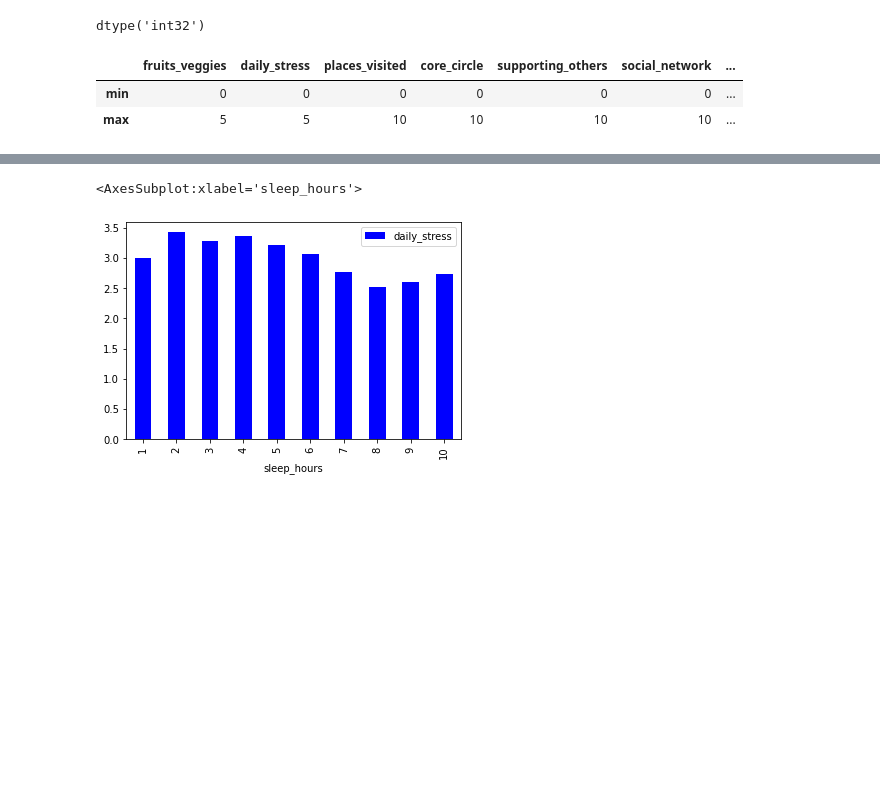
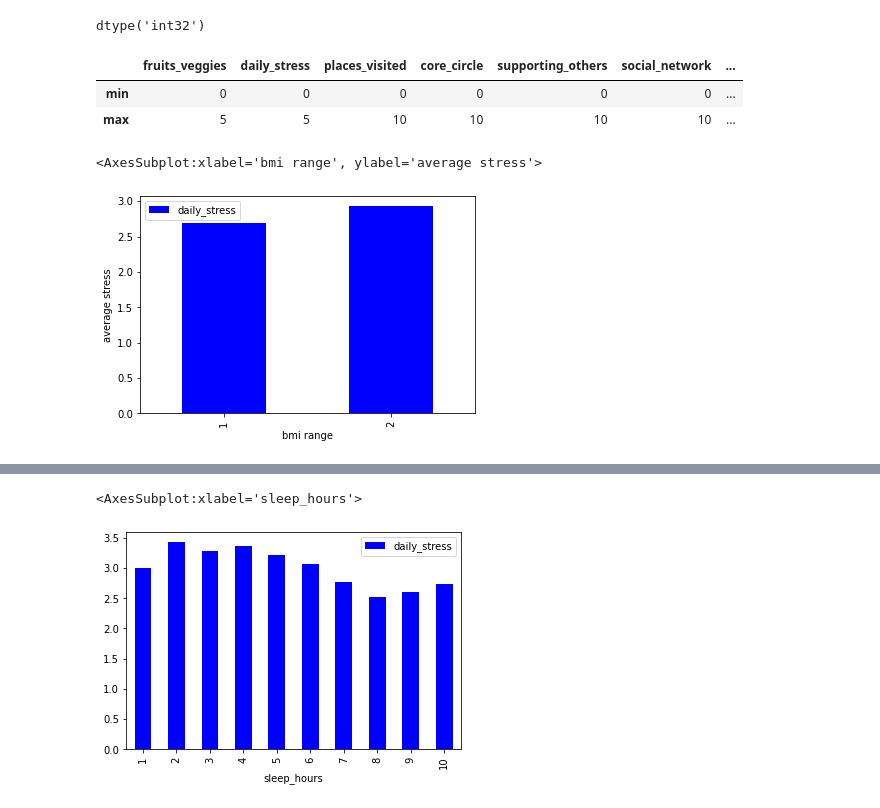
Before and after one commit to rupaliluthra/python_data_analysis, a Jupyter notebook: wellbeing_and_lifestyle_project.ipynb, the cells around one changed output, grey strips where cells are left out. Saved outputs shown, nothing was run; the diff lists cells and outputs as text; code cells hidden in the pictures; blank space fills up the shorter version.

Commit message:
more graphs

```diff
--- a/wellbeing_and_lifestyle_project.ipynb
+++ b/wellbeing_and_lifestyle_project.ipynb
@@ -129,3 +110,8 @@ data.apply(['min','max'])
 |  | fruits_veggies | daily_stress | places_visited | core_circle | supporting_others | social_network | ... |
 | min | 0 | 0 | 0 | 0 | 0 | 0 | ... |
 | max | 5 | 5 | 10 | 10 | 10 | 10 | ... |
+# %%
+data[['bmi_range','daily_stress']].groupby('bmi_range').agg('mean').plot.bar(xlabel="bmi range",ylabel="average stress",color='b')
+# %% [output]
+<AxesSubplot:xlabel='bmi range', ylabel='average stress'>
+[figure, added]
```
Also changed, not shown: parts of 11 cells of this notebook.
